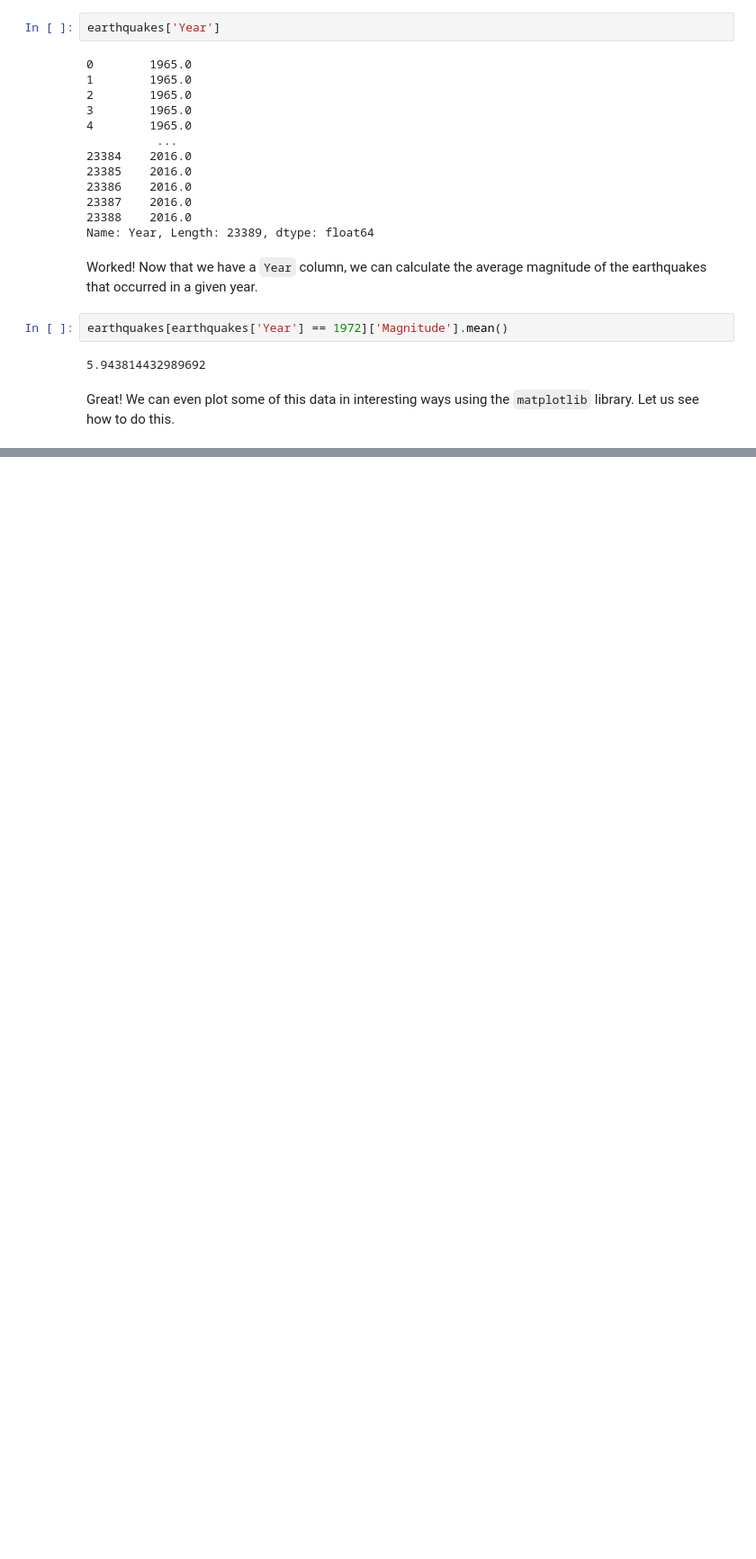
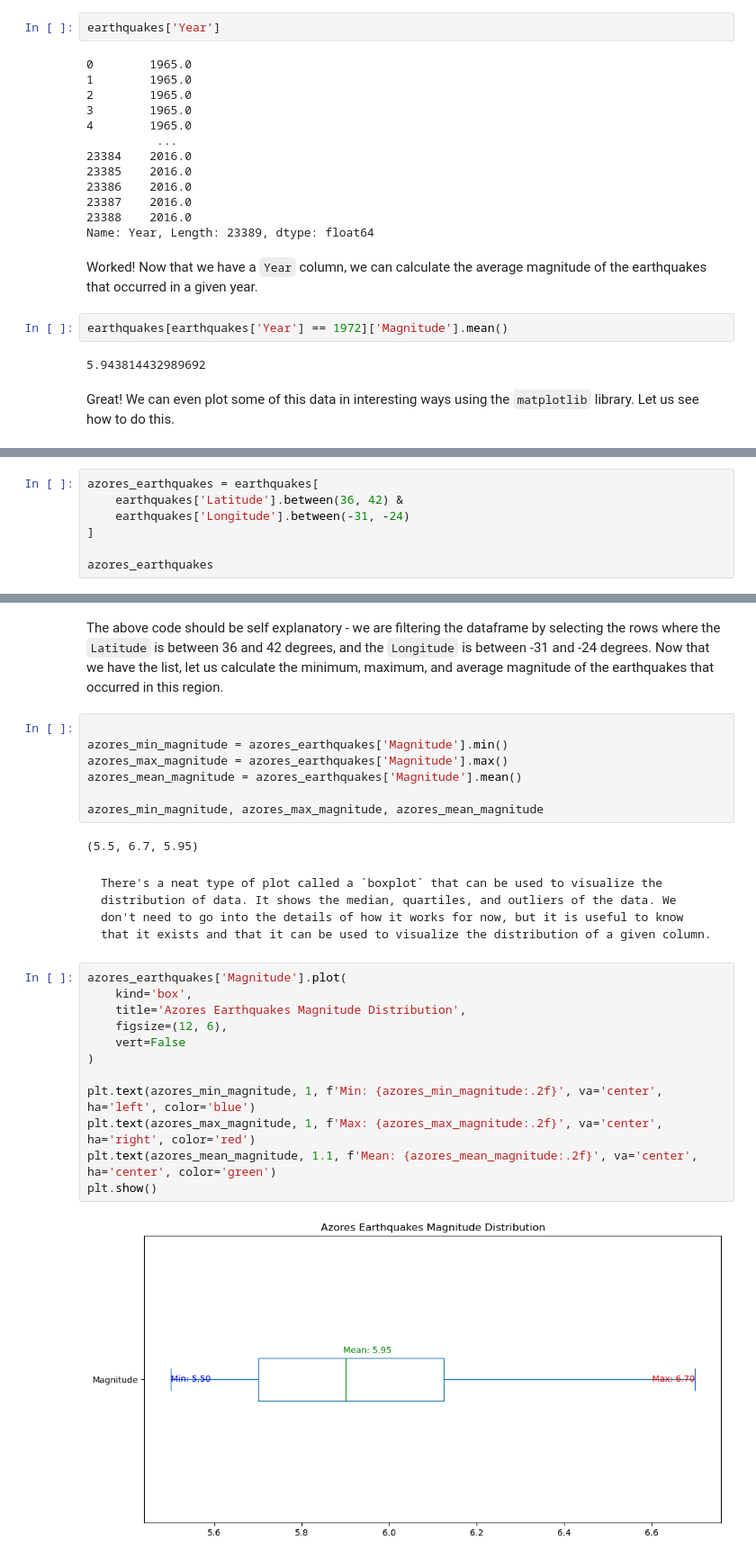
Before and after one commit to pedro-leitao/pedro-leitao.github.io, a Jupyter notebook: python-for-students/diving-into-data.ipynb, the cells around one changed output, grey strips where cells are left out. Shown: that part at 90% size. Saved outputs shown, nothing was run; the diff lists cells and outputs as text; blank space fills up the shorter version.

````diff
--- a/python-for-students/diving-into-data.ipynb
+++ b/python-for-students/diving-into-data.ipynb
@@ -526,0 +570,7 @@ earthquakes[earthquakes['Year'] == 1972].plot(
+# %%
+azores_earthquakes = earthquakes[
+    earthquakes['Latitude'].between(36, 42) &
+    earthquakes['Longitude'].between(-31, -24)
+]
+
+azores_earthquakes
@@ -526,0 +592,29 @@ earthquakes[earthquakes['Year'] == 1972].plot(
+# %% [markdown]
+The above code should be self explanatory - we are filtering the dataframe by selecting the rows where the `Latitude` is between 36 and 42 degrees, and the `Longitude` is between -31 and -24 degrees. Now that we have the list, let us calculate the minimum, maximum, and average magnitude of the earthquakes that occurred in this region.
+# %%
+
+azores_min_magnitude = azores_earthquakes['Magnitude'].min()
+azores_max_magnitude = azores_earthquakes['Magnitude'].max()
+azores_mean_magnitude = azores_earthquakes['Magnitude'].mean()
+
+azores_min_magnitude, azores_max_magnitude, azores_mean_magnitude
+# %% [output]
+(5.5, 6.7, 5.95)
+# %% [markdown]
+```{note}
+There's a neat type of plot called a `boxplot` that can be used to visualize the distribution of data. It shows the median, quartiles, and outliers of the data. We don't need to go into the details of how it works for now, but it is useful to know that it exists and that it can be used to visualize the distribution of a given column.
+```
+# %%
+azores_earthquakes['Magnitude'].plot(
+    kind='box',
+    title='Azores Earthquakes Magnitude Distribution',
+    figsize=(12, 6),
+    vert=False
+)
+
+plt.text(azores_min_magnitude, 1, f'Min: {azores_min_magnitude:.2f}', va='center', ha='left', color='blue')
+plt.text(azores_max_magnitude, 1, f'Max: {azores_max_magnitude:.2f}', va='center', ha='right', color='red')
+plt.text(azores_mean_magnitude, 1.1, f'Mean: {azores_mean_magnitude:.2f}', va='center', ha='center', color='green')
+plt.show()
+# %% [output]
+[figure, added]
````
Also changed, not shown: parts of 14 cells of this notebook.
